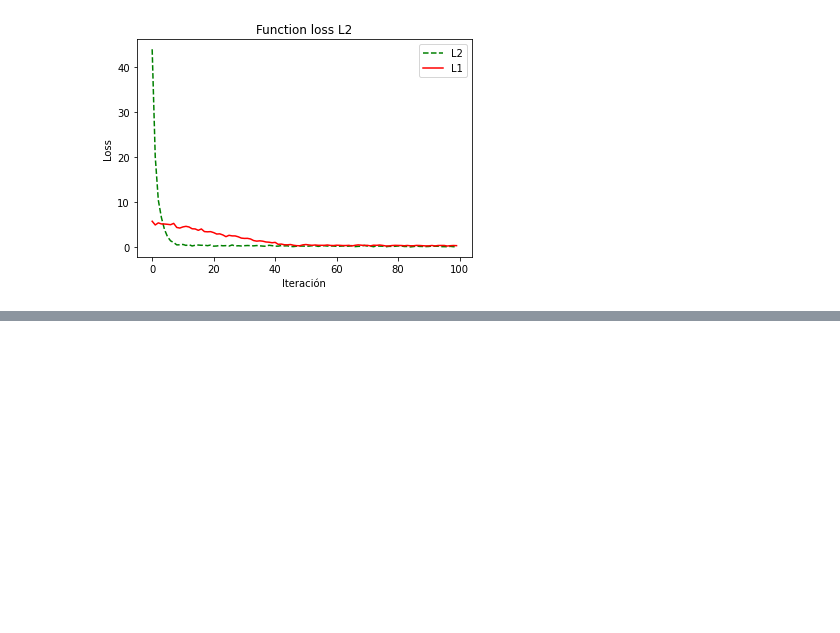
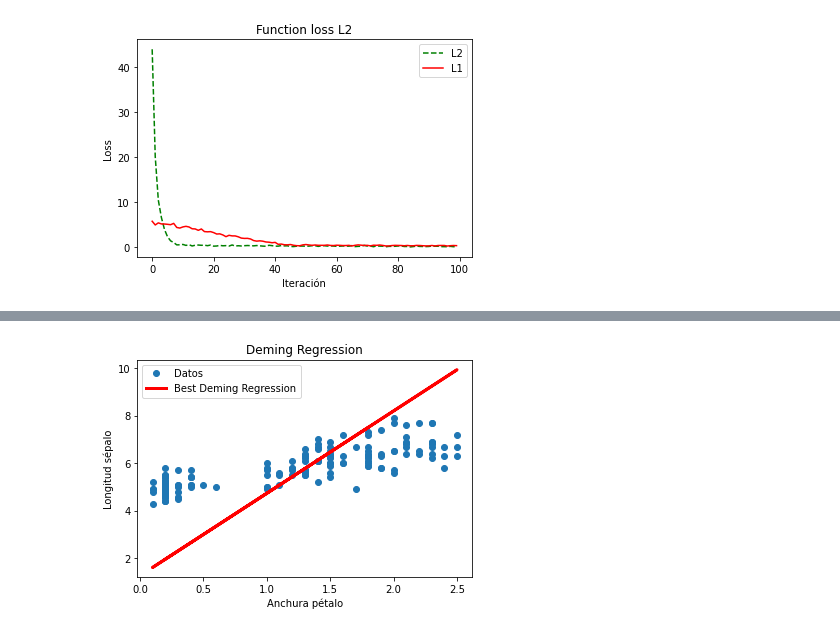
Before and after one commit to langheran/MLScripts, a Jupyter notebook: Python/learning/Deep Learning con Tensorflow - Juan Gomila.ipynb, the cells around one changed output, grey strips where cells are left out. Drawn from its saved outputs; the diff is of its cells as text; code cells hidden in the pictures; blank space fills up the shorter version.

```diff
--- a/Python/learning/Deep Learning con Tensorflow - Juan Gomila.ipynb
+++ b/Python/learning/Deep Learning con Tensorflow - Juan Gomila.ipynb
@@ -1128,0 +1205,14 @@ plt.show()
+# %%
+best_fit = []
+for i in x_vals:
+    best_fit.append(slope*i+intercept)
+# %%
+plt.plot(x_vals, y_vals, 'o', label = 'Datos')
+plt.plot(x_vals, best_fit, 'r-', label = 'Best Deming Regression', linewidth = 3)
+plt.legend(loc="upper left")
+plt.title("Deming Regression")
+plt.xlabel('Anchura pétalo')
+plt.ylabel('Longitud sépalo')
+plt.show()
+# %% [output]
+[figure, added]
```
Also changed, not shown: parts of 14 cells of this notebook.
